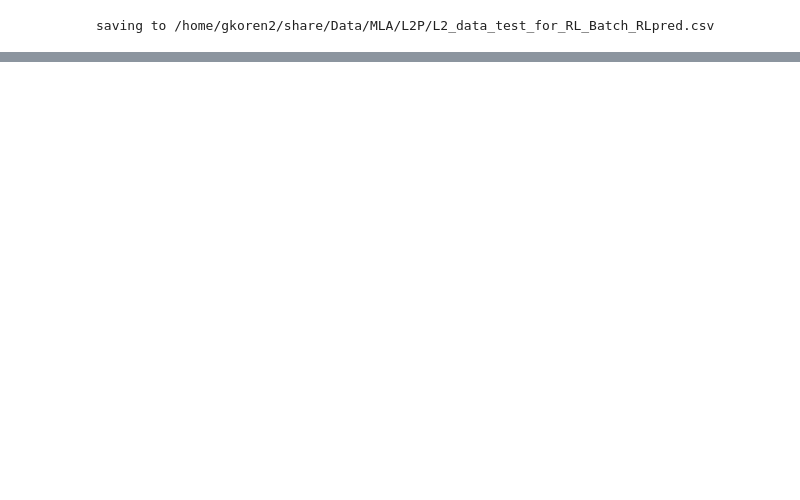
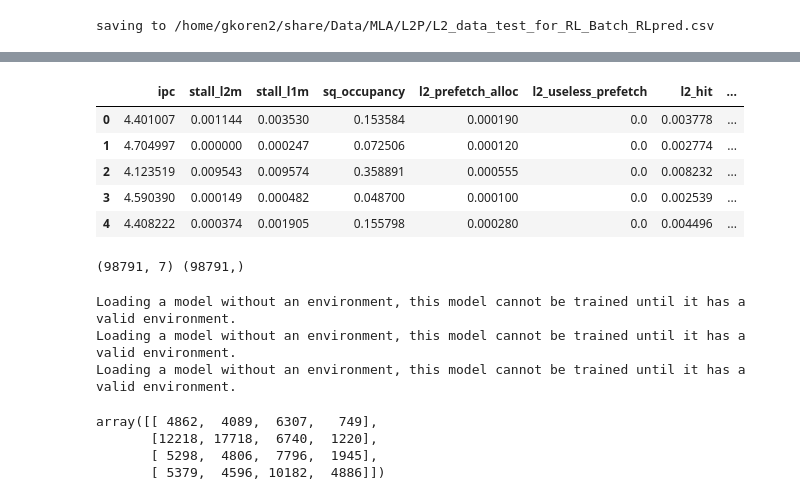
Before and after one commit to guyk1971/stable-baselines, a Jupyter notebook: my_colabs/eval_dbcq.ipynb, the cells around one changed output, grey strips where cells are left out. Saved outputs shown, nothing was run; the diff lists cells and outputs as text; code cells hidden in the pictures; blank space fills up the shorter version.

Commit message:
* colab: eval_dbcq.ipynb is updated

```diff
--- a/my_colabs/eval_dbcq.ipynb
+++ b/my_colabs/eval_dbcq.ipynb
@@ -227,0 +240,39 @@ saving to /home/gkoren2/share/Data/MLA/L2P/L2_data_test_for_RL_Batch_RLpred.csv
+# %%
+state_cols = ['ipc', 'stall_l2m', 'stall_l1m', 'sq_occupancy', 'l2_prefetch_alloc', 'l2_useless_prefetch', 'l2_hit']
+act_col='best_act'
+in_filename = os.path.join(data_path,'L2_ww31_oracle_for_RL_best_path.csv')
+bpdf=pd.read_csv(in_filename,index_col=0)
+bpdf.head()
+# %% [output]
+|  | ipc | stall_l2m | stall_l1m | sq_occupancy | l2_prefetch_alloc | l2_useless_prefetch | l2_hit | ... |
+| 0 | 4.401007 | 0.001144 | 0.003530 | 0.153584 | 0.000190 | 0.0 | 0.003778 | ... |
+| 1 | 4.704997 | 0.000000 | 0.000247 | 0.072506 | 0.000120 | 0.0 | 0.002774 | ... |
+| 2 | 4.123519 | 0.009543 | 0.009574 | 0.358891 | 0.000555 | 0.0 | 0.008232 | ... |
+| 3 | 4.590390 | 0.000149 | 0.000482 | 0.048700 | 0.000100 | 0.0 | 0.002539 | ... |
+| 4 | 4.408222 | 0.000374 | 0.001905 | 0.155798 | 0.000280 | 0.0 | 0.004496 | ... |
+# %%
+# Leakage : we need to use the scaling data from the training set. here we're shortcutting by fitting to test set
+scaler = MinMaxScaler()
+# scaler.fit(training_Set_data)
+# scaler.transform(df[STATE_COLS])
+y_true = bpdf[act_col].values
+X = scaler.fit_transform(bpdf[state_cols])
+print(X.shape,y_true.shape)
+# %% [output]
+(98791, 7) (98791,)
+# %%
+model_file_name = '/home/gkoren2/share/Data/MLA/stbl/results/dbcq_l2p_g02-26-03-2020_12-46-50/1/model_params.zip'
+model_g02 = DBCQ.load(model_file_name)
+y_pred_g02=model_g02.predict(X,deterministic=True)[0]
+
+model_file_name = '/home/gkoren2/share/Data/MLA/stbl/results/dbcq_l2p_g05-26-03-2020_12-48-05/1/model_params.zip'
+model_g05 = DBCQ.load(model_file_name)
+y_pred_g05=model_g05.predict(X,deterministic=True)[0]
+
+model_file_name = '/home/gkoren2/share/Data/MLA/stbl/results/dbcq_l2p_g09-26-03-2020_12-48-38/1/model_params.zip'
+model_g09 = DBCQ.load(model_file_name)
+y_pred_g09=model_g09.predict(X,deterministic=True)[0]
+# %% [output]
+Loading a model without an environment, this model cannot be trained until it has a valid environment.
+Loading a model without an environment, this model cannot be trained until it has a valid environment.
+Loading a model without an environment, this model cannot be trained until it has a valid environment.
@@ -227,0 +284,7 @@ saving to /home/gkoren2/share/Data/MLA/L2P/L2_data_test_for_RL_Batch_RLpred.csv
+# %%
+cm02
+# %% [output]
+array([[ 4862,  4089,  6307,   749],
+       [12218, 17718,  6740,  1220],
+       [ 5298,  4806,  7796,  1945],
+       [ 5379,  4596, 10182,  4886]])
```
Also changed, not shown: parts of 9 cells of this notebook.
